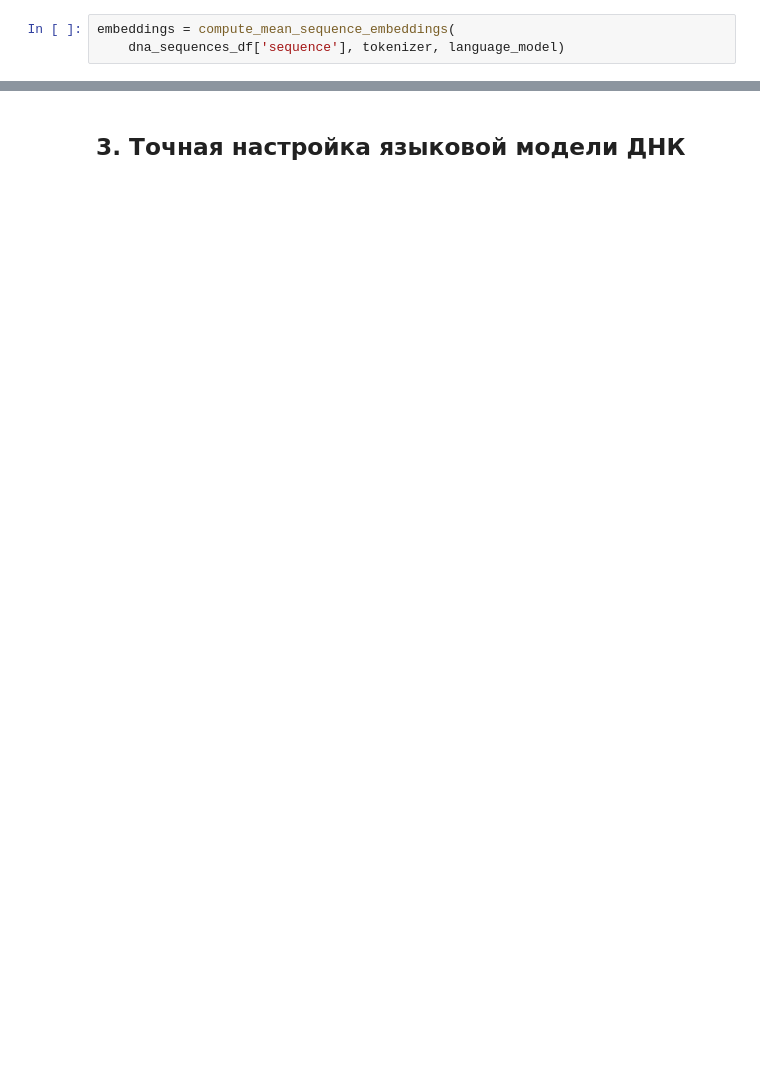
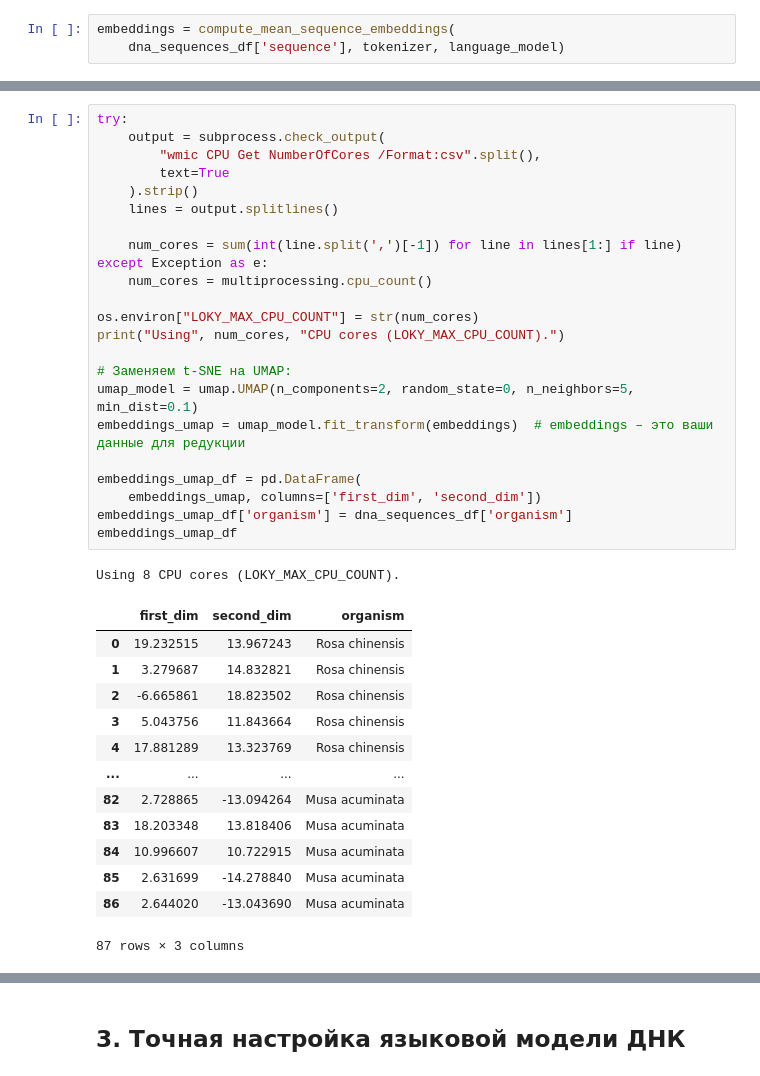
Before and after one commit to pavel-bulyha/NNInBioTasks, a Jupyter notebook: tasks/Lab11-12/AI_for_Biology.ipynb, the cells around one changed output, grey strips where cells are left out. Cells and saved outputs as stored; diff of their text form; blank space fills up the shorter version.

```diff
--- a/tasks/Lab11-12/AI_for_Biology.ipynb
+++ b/tasks/Lab11-12/AI_for_Biology.ipynb
@@ -887,0 +938,38 @@ plt.tight_layout()
+# %%
+try:
+    output = subprocess.check_output(
+        "wmic CPU Get NumberOfCores /Format:csv".split(),
+        text=True
+    ).strip()
+    lines = output.splitlines()
+
+    num_cores = sum(int(line.split(',')[-1]) for line in lines[1:] if line)
+except Exception as e:
+    num_cores = multiprocessing.cpu_count()
+
+os.environ["LOKY_MAX_CPU_COUNT"] = str(num_cores)
+print("Using", num_cores, "CPU cores (LOKY_MAX_CPU_COUNT).")
+
+# Заменяем t-SNE на UMAP:
+umap_model = umap.UMAP(n_components=2, random_state=0, n_neighbors=5, min_dist=0.1)
+embeddings_umap = umap_model.fit_transform(embeddings)  # embeddings – это ваши данные для редукции
+
+embeddings_umap_df = pd.DataFrame(
+    embeddings_umap, columns=['first_dim', 'second_dim'])
+embeddings_umap_df['organism'] = dna_sequences_df['organism']
+embeddings_umap_df
+# %% [output]
+Using 8 CPU cores (LOKY_MAX_CPU_COUNT).
+|  | first_dim | second_dim | organism |
+| 0 | 19.232515 | 13.967243 | Rosa chinensis |
+| 1 | 3.279687 | 14.832821 | Rosa chinensis |
+| 2 | -6.665861 | 18.823502 | Rosa chinensis |
+| 3 | 5.043756 | 11.843664 | Rosa chinensis |
+| 4 | 17.881289 | 13.323769 | Rosa chinensis |
+| ... | ... | ... | ... |
+| 82 | 2.728865 | -13.094264 | Musa acuminata |
+| 83 | 18.203348 | 13.818406 | Musa acuminata |
+| 84 | 10.996607 | 10.722915 | Musa acuminata |
+| 85 | 2.631699 | -14.278840 | Musa acuminata |
+| 86 | 2.644020 | -13.043690 | Musa acuminata |
+87 rows × 3 columns
```
Also changed, not shown: parts of 19 cells of this notebook, 1 other file.
